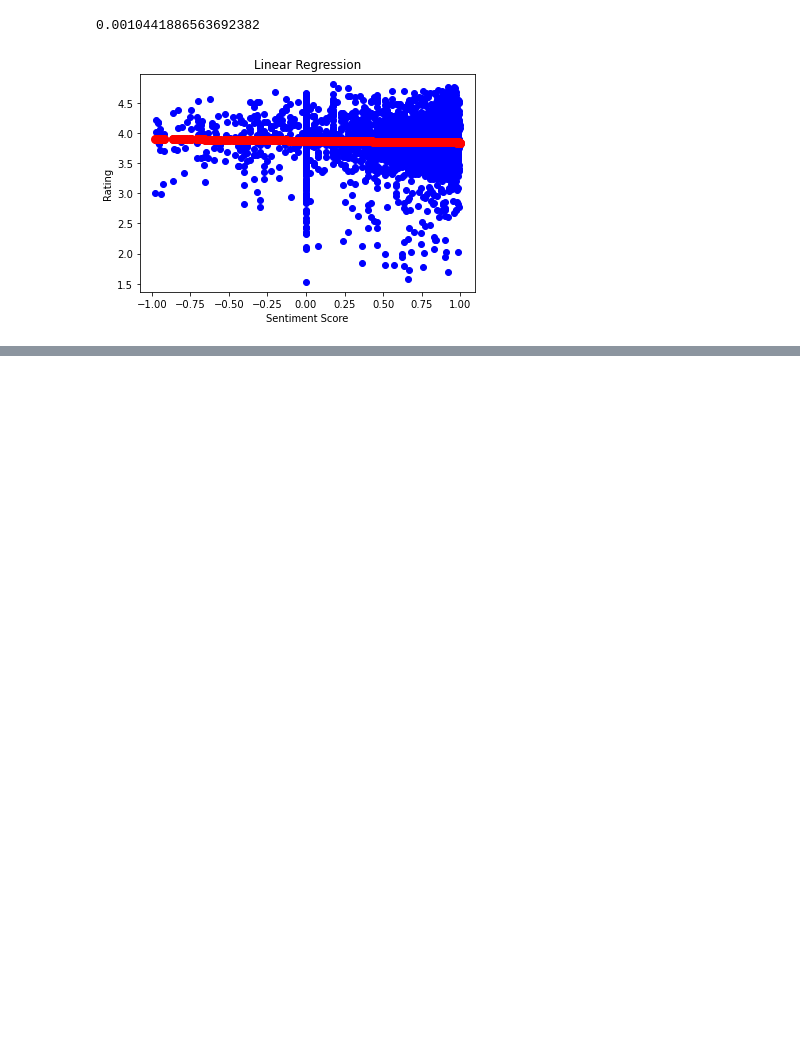
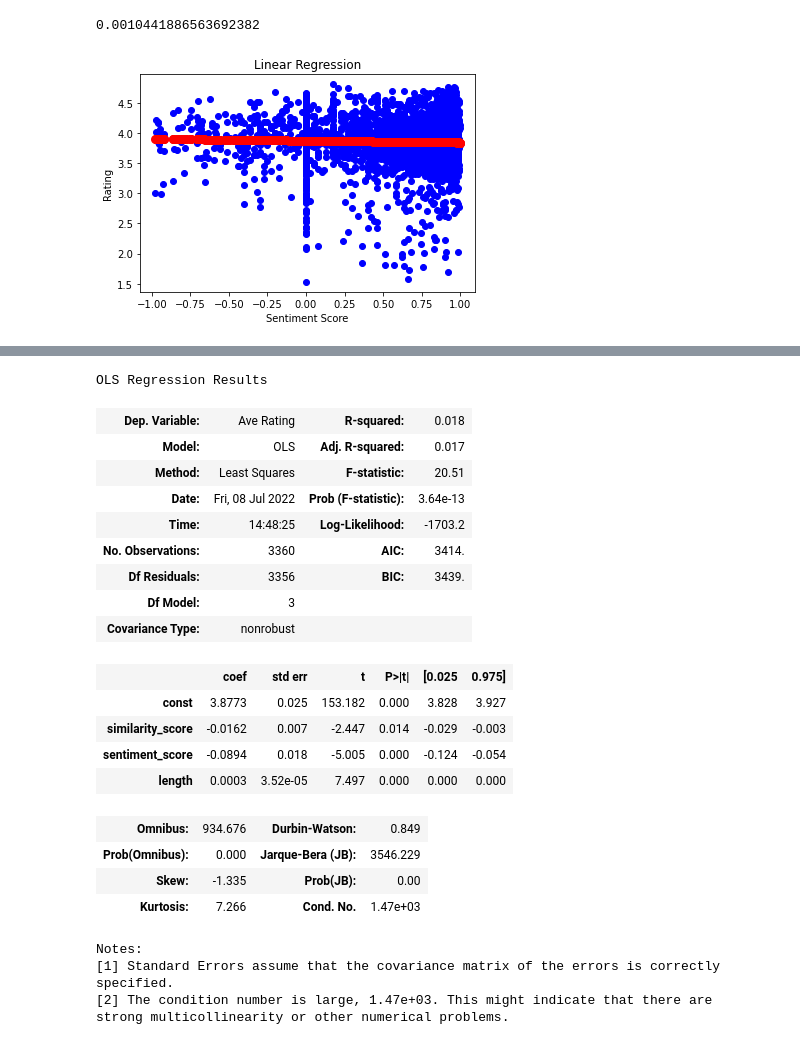
Before and after one commit to happysoymilk/beer_data_analysis, a Jupyter notebook: aml-fcp.ipynb, the cells around one changed output, grey strips where cells are left out. Cells and saved outputs as stored; diff of their text form; code cells hidden in the pictures; blank space fills up the shorter version.

```diff
--- a/aml-fcp.ipynb
+++ b/aml-fcp.ipynb
@@ -719,0 +729,6 @@ plt.show()
+# %%
+# combine similarity score to data_nlp
+data_nlp['similarity_score'] = data_simi[['similarity_score']]
+# create a new dataset contrains rating, similarity_score, sentiment_score, and length
+data_nlp_new = data_nlp[['Ave Rating','similarity_score','sentiment_score','length']]
+data_nlp_new.head()
@@ -719,0 +745,31 @@ plt.show()
+# %%
+#build regression model
+X = data_nlp_new[['similarity_score','sentiment_score','length']]
+Y = data_nlp_new['Ave Rating']
+X = sm.add_constant(X)
+lm = sm.OLS(Y,X.astype(float)).fit()
+lm.summary()
+# %% [output]
+OLS Regression Results
+| Dep. Variable: | Ave Rating | R-squared: | 0.018 |
+| Model: | OLS | Adj. R-squared: | 0.017 |
+| Method: | Least Squares | F-statistic: | 20.51 |
+| Date: | Fri, 08 Jul 2022 | Prob (F-statistic): | 3.64e-13 |
+| Time: | 14:48:25 | Log-Likelihood: | -1703.2 |
+| No. Observations: | 3360 | AIC: | 3414. |
+| Df Residuals: | 3356 | BIC: | 3439. |
+| Df Model: | 3 |  |  |
+| Covariance Type: | nonrobust |  |  |
+|  | coef | std err | t | P>|t| | [0.025 | 0.975] |
+| const | 3.8773 | 0.025 | 153.182 | 0.000 | 3.828 | 3.927 |
+| similarity_score | -0.0162 | 0.007 | -2.447 | 0.014 | -0.029 | -0.003 |
+| sentiment_score | -0.0894 | 0.018 | -5.005 | 0.000 | -0.124 | -0.054 |
+| length | 0.0003 | 3.52e-05 | 7.497 | 0.000 | 0.000 | 0.000 |
+| Omnibus: | 934.676 | Durbin-Watson: | 0.849 |
+| Prob(Omnibus): | 0.000 | Jarque-Bera (JB): | 3546.229 |
+| Skew: | -1.335 | Prob(JB): | 0.00 |
+| Kurtosis: | 7.266 | Cond. No. | 1.47e+03 |
+Notes:
+[1] Standard Errors assume that the covariance matrix of the errors is correctly specified.
+[2] The condition number is large, 1.47e+03. This might indicate that there are
+strong multicollinearity or other numerical problems.
```
Also changed, not shown: parts of 12 cells of this notebook.
